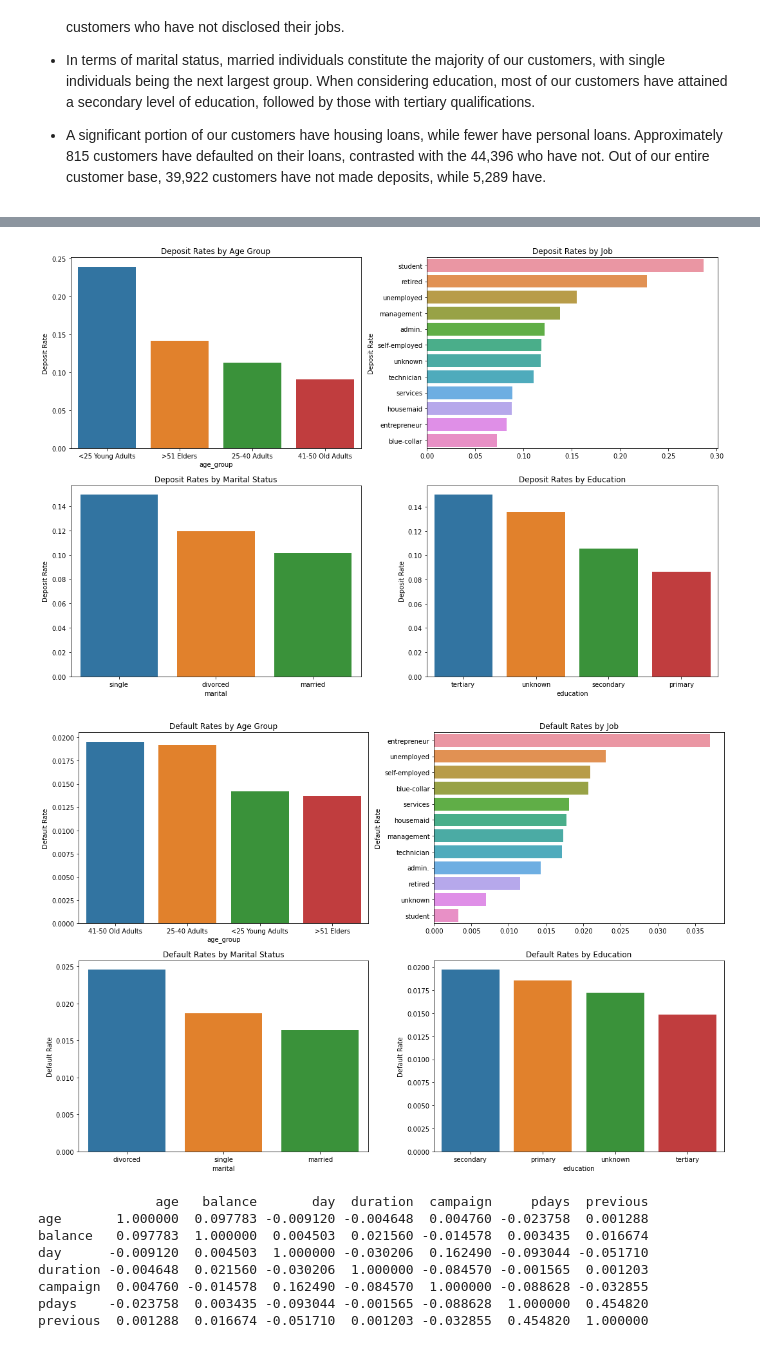
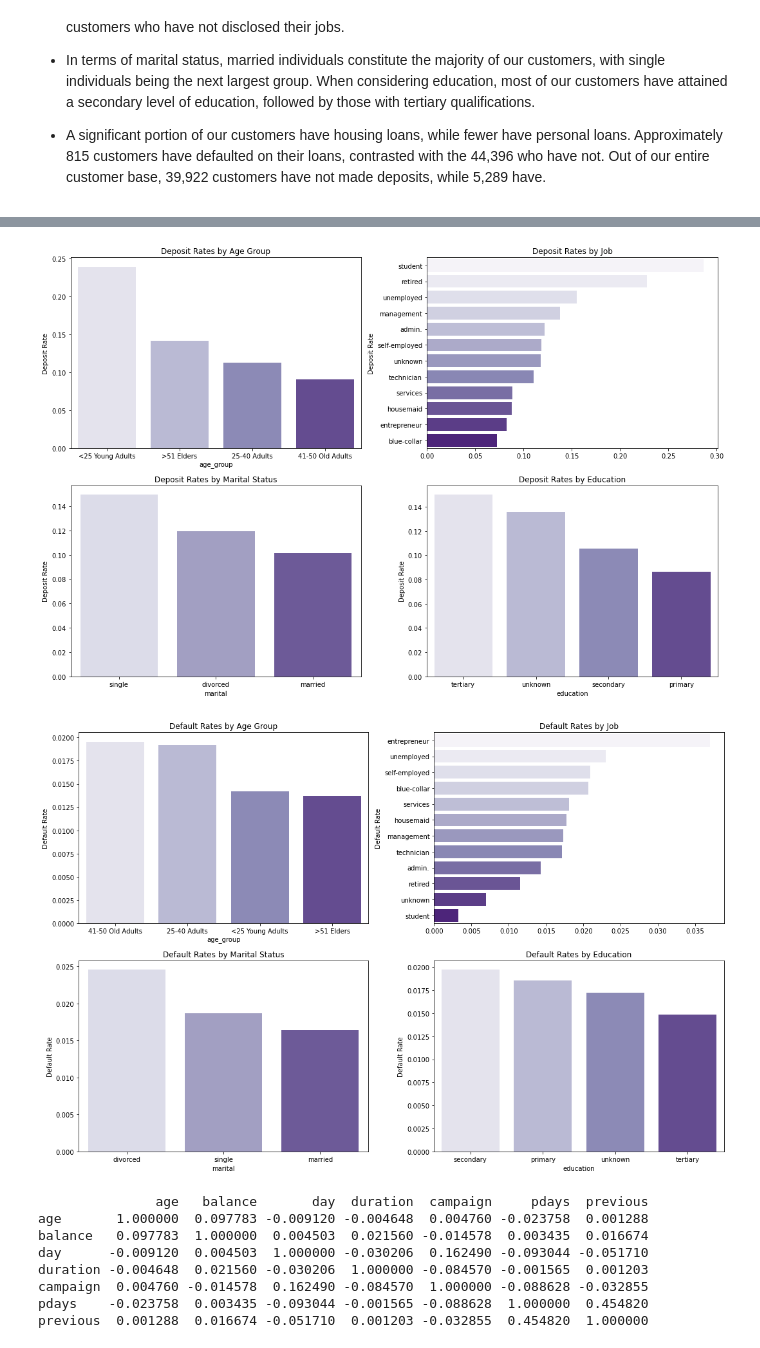
Before and after one commit to bopitien/Bank-Customer-Predictive-Modeling-ML, a Jupyter notebook: Nexus Bank.ipynb, the cells around one changed output, grey strips where cells are left out. Drawn from its saved outputs; the diff is of its cells as text; code cells hidden in the pictures.

```diff
--- a/Nexus Bank.ipynb
+++ b/Nexus Bank.ipynb
@@ -316,59 +318,69 @@ Mean Balance by Marital Status: Married customers hold the highest average balan
 # %%
-fig, axs = plt.subplots(2, 2, figsize=(15,10))
+fig, axs = plt.subplots(2, 2, figsize=(15, 10))
+
+# Define the purple color palette
+purple_palette = sns.color_palette("Purples", as_cmap=True)
 
 # Deposit rates by age group
-age_group_dep = (dt[dt['deposit']=='yes'].groupby('age_group')['deposit'].count() / dt.groupby('age_group')['deposit'].count()).sort_values(ascending=False)
-sns.barplot(x=age_group_dep.index, y=age_group_dep.values, ax=axs[0,0])
+age_group_dep = (dt[dt['deposit'] == 'yes'].groupby('age_group')['deposit'].count() / dt.groupby('age_group')['deposit'].count()).sort_values(ascending=False)
+sns.barplot(x=age_group_dep.index, y=age_group_dep.values, ax=axs[0, 0], palette="Purples")
 axs[0, 0].set_title('Deposit Rates by Age Group')
 axs[0, 0].set_ylabel('Deposit Rate')
 
-# Repeat the same process for 'job', 'marital' and 'education'
-job_dep = (dt[dt['deposit']=='yes'].groupby('job')['deposit'].count() / dt.groupby('job')['deposit'].count()).sort_values(ascending=False)
-sns.barplot(y=job_dep.index, x=job_dep.values, ax=axs[0,1])
+# Deposit rates by job
+job_dep = (dt[dt['deposit'] == 'yes'].groupby('job')['deposit'].count() / dt.groupby('job')['deposit'].count()).sort_values(ascending=False)
+sns.barplot(y=job_dep.index, x=job_dep.values, ax=axs[0, 1], palette="Purples")
 axs[0, 1].set_title('Deposit Rates by Job')
 axs[0, 1].set_ylabel('Deposit Rate')
 
-marital_dep = (dt[dt['deposit']=='yes'].groupby('marital')['deposit'].count() / dt.groupby('marital')['deposit'].count()).sort_values(ascending=False)
-sns.barplot(x=marital_dep.index, y=marital_dep.values, ax=axs[1,0])
+# Deposit rates by marital status
+marital_dep = (dt[dt['deposit'] == 'yes'].groupby('marital')['deposit'].count() / dt.groupby('marital')['deposit'].count()).sort_values(ascending=False)
+sns.barplot(x=marital_dep.index, y=marital_dep.values, ax=axs[1, 0], palette="Purples")
 axs[1, 0].set_title('Deposit Rates by Marital Status')
 axs[1, 0].set_ylabel('Deposit Rate')
 
-education_dep = (dt[dt['deposit']=='yes'].groupby('education')['deposit'].count() / dt.groupby('education')['deposit'].count()).sort_values(ascending=False)
-sns.barplot(x=education_dep.index, y=education_dep.values, ax=axs[1,1])
+# Deposit rates by education
+education_dep = (dt[dt['deposit'] == 'yes'].groupby('education')['deposit'].count() / dt.groupby('education')['deposit'].count()).sort_values(ascending=False)
+sns.barplot(x=education_dep.index, y=education_dep.values, ax=axs[1, 1], palette="Purples")
 axs[1, 1].set_title('Deposit Rates by Education')
 axs[1, 1].set_ylabel('Deposit Rate')
 
-plt.tight_layout()  # Adjusts subplot params so that subplots fit into the figure area.
+plt.tight_layout()
 # %% [output]
-[figure, old version]
+[figure, new version]
 # %%
-fig, axs = plt.subplots(2, 2, figsize=(15,10))
+import matplotlib.pyplot as plt
+import seaborn as sns
+
+fig, axs = plt.subplots(2, 2, figsize=(15, 10))
 
 # Default rates by age group
 age_group_def = (dt[dt['default']=='yes'].groupby('age_group')['default'].count() / dt.groupby('age_group')['default'].count()).sort_values(ascending=False)
-sns.barplot(x=age_group_def.index, y=age_group_def.values, ax=axs[0,0])
+sns.barplot(x=age_group_def.index, y=age_group_def.values, ax=axs[0, 0], palette="Purples")
 axs[0, 0].set_title('Default Rates by Age Group')
 axs[0, 0].set_ylabel('Default Rate')
 
-# Repeat the same process for 'job', 'marital' and 'education'
+# Default rates by job
 job_def = (dt[dt['default']=='yes'].groupby('job')['default'].count() / dt.groupby('job')['default'].count()).sort_values(ascending=False)
-sns.barplot(y=job_def.index, x=job_def.values, ax=axs[0,1])
+sns.barplot(y=job_def.index, x=job_def.values, ax=axs[0, 1], palette="Purples")
 axs[0, 1].set_title('Default Rates by Job')
 axs[0, 1].set_ylabel('Default Rate')
 
+# Default rates by marital status
 marital_def = (dt[dt['default']=='yes'].groupby('marital')['default'].count() / dt.groupby('marital')['default'].count()).sort_values(ascending=False)
-sns.barplot(x=marital_def.index, y=marital_def.values, ax=axs[1,0])
+sns.barplot(x=marital_def.index, y=marital_def.values, ax=axs[1, 0], palette="Purples")
 axs[1, 0].set_title('Default Rates by Marital Status')
 axs[1, 0].set_ylabel('Default Rate')
 
+# Default rates by education
 education_def = (dt[dt['default']=='yes'].groupby('education')['default'].count() / dt.groupby('education')['default'].count()).sort_values(ascending=False)
-sns.barplot(x=education_def.index, y=education_def.values, ax=axs[1,1])
+sns.barplot(x=education_def.index, y=education_def.values, ax=axs[1, 1], palette="Purples")
 axs[1, 1].set_title('Default Rates by Education')
 axs[1, 1].set_ylabel('Default Rate')
 
-plt.tight_layout()  # Adjusts subplot params so that subplots fit into the figure area.
+plt.tight_layout()
 # %% [output]
-[figure, old version]
+[figure, new version]
 # %%
 # Get correlation matrix
 correlation_matrix = dt.corr().T
```
Also changed, not shown: parts of 27 cells of this notebook.
